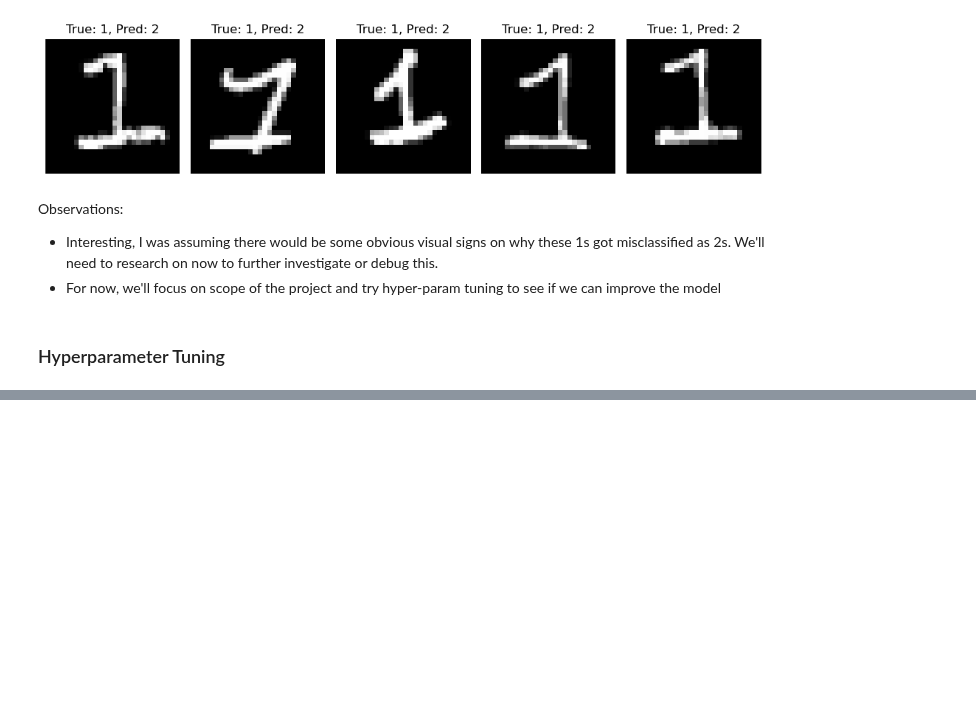
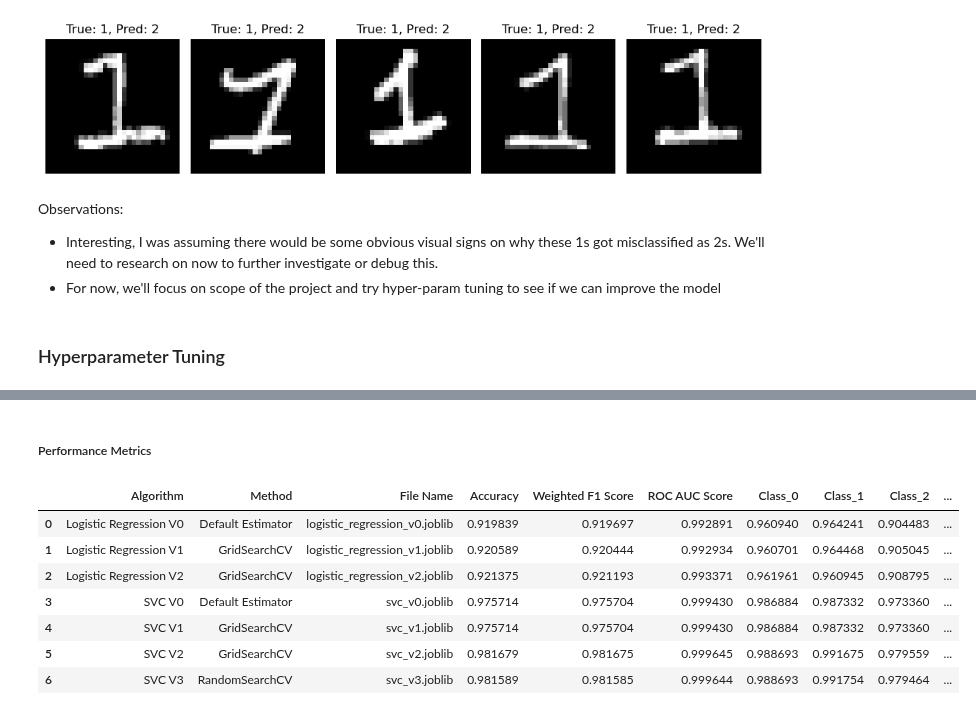
Before and after one commit to gaurangdave/mnist_digits_recognition, a Jupyter notebook: notebooks/03_training_evaluation_local.ipynb, the cells around one changed output, grey strips where cells are left out. Saved outputs shown, nothing was run; the diff lists cells and outputs as text; code cells hidden in the pictures; blank space fills up the shorter version.

Commit message:
trained and tuned SVC

```diff
--- a/notebooks/03_training_evaluation_local.ipynb
+++ b/notebooks/03_training_evaluation_local.ipynb
@@ -1148,0 +1364,29 @@ Observations:
+# %% [markdown]
+##### Performance Metrics
+# %%
+best_params = random_search.best_params_
+# %%
+## create new pipeline with best params
+svc_best_params = SVC(probability=True, random_state=42,  kernel="rbf", gamma="scale", C=best_params.get('svc__C', 13.54971))  # Enable probability for AUC
+
+
+## create pipeline
+best_param_svc_pipeline = Pipeline([
+    ("preprocessing", FunctionTransformer(preprocess_data, kw_args={"method": "normalize"})),
+    ("svc", svc_best_params)
+])
+# %%
+probabilities = cross_val_predict(best_param_svc_pipeline, train_X, train_Y, cv=3, method="predict_proba", n_jobs=-1)
+# %%
+comparison_df = update_model_comparison(probabilities, train_Y, "SVC V3", "RandomSearchCV", "svc_v3.joblib", comparison_df)
+# %%
+comparison_df
+# %% [output]
+|  | Algorithm | Method | File Name | Accuracy | Weighted F1 Score | ROC AUC Score | Class_0 | Class_1 | Class_2 | ... |
+| 0 | Logistic Regression V0 | Default Estimator | logistic_regression_v0.joblib | 0.919839 | 0.919697 | 0.992891 | 0.960940 | 0.964241 | 0.904483 | ... |
+| 1 | Logistic Regression V1 | GridSearchCV | logistic_regression_v1.joblib | 0.920589 | 0.920444 | 0.992934 | 0.960701 | 0.964468 | 0.905045 | ... |
+| 2 | Logistic Regression V2 | GridSearchCV | logistic_regression_v2.joblib | 0.921375 | 0.921193 | 0.993371 | 0.961961 | 0.960945 | 0.908795 | ... |
+| 3 | SVC V0 | Default Estimator | svc_v0.joblib | 0.975714 | 0.975704 | 0.999430 | 0.986884 | 0.987332 | 0.973360 | ... |
+| 4 | SVC V1 | GridSearchCV | svc_v1.joblib | 0.975714 | 0.975704 | 0.999430 | 0.986884 | 0.987332 | 0.973360 | ... |
+| 5 | SVC V2 | GridSearchCV | svc_v2.joblib | 0.981679 | 0.981675 | 0.999645 | 0.988693 | 0.991675 | 0.979559 | ... |
+| 6 | SVC V3 | RandomSearchCV | svc_v3.joblib | 0.981589 | 0.981585 | 0.999644 | 0.988693 | 0.991754 | 0.979464 | ... |
```
Also changed, not shown: parts of 39 cells of this notebook.
